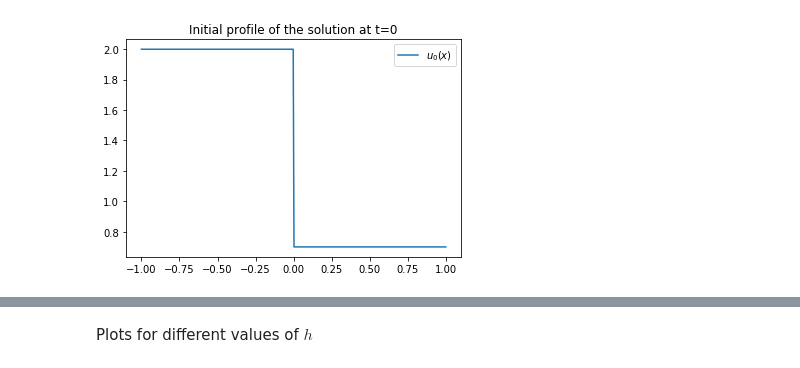
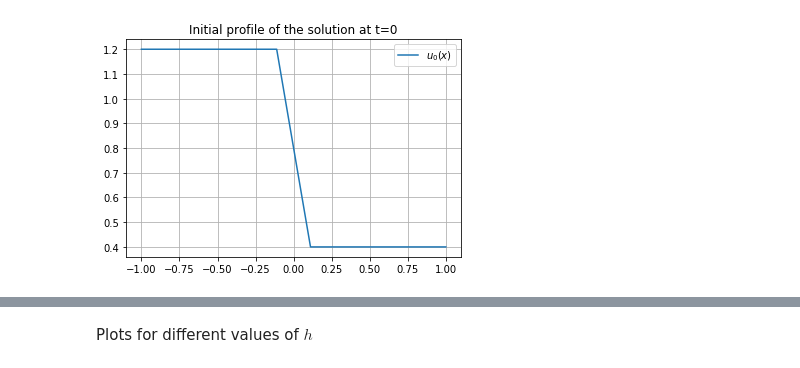
Before and after one commit to fdrmrc/HigherNumericalMathematicsPS, a Jupyter notebook: Sheet3/Burgers_Upwinds.ipynb, the cells around one changed output, grey strips where cells are left out. Cells and saved outputs as stored; diff of their text form; code cells hidden in the pictures.

```diff
--- a/Sheet3/Burgers_Upwinds.ipynb
+++ b/Sheet3/Burgers_Upwinds.ipynb
@@ -1,45 +1,31 @@
 # %%
 import numpy as np
 import matplotlib.pyplot as plt
 from math import pi
 
 
 a = -1
 b = 1
 
 def u0(x,ul,ur):
     return np.piecewise(x, [x < 0, x >= 0], [lambda x: ul, lambda x: ur])
 
 
 def uexact(x,t,ul,ur):
     s=(ur+ul)/2
     return np.piecewise(x, [x < s*t, x >= s*t], [lambda x: ul, lambda x: ur])
 
 
 
-def shock_speed_compute(u):
-    du=np.diff(u)
-    shock_indexes=np.where(du !=0 )
-    #print(shock_indexes)
-    il= shock_indexes[0][0]#index left of the shock
-    ir= shock_indexes[0][-1]
-    if (il==ir): #to fix. IF DU==O EVERYWHERE, THEN SET V=0
-        v=0
-    else:
-        v=(0.5*u[il]**2 - 0.5*u[ir]**2)/(u[il]-u[ir])
 
-    return v
-
-
-
-
-x=np.linspace(a,b,400)
-plt.plot(x,u0(x,2,0.7),'-',label='$u_0(x)$')
+x=np.linspace(a,b,10)
+plt.plot(x,u0(x,1.2,0.4),'-',label='$u_0(x)$')
 plt.title('Initial profile of the solution at t=0')
 plt.legend()
+plt.grid()
 plt.show()
 # %% [output]
-[figure, old version]
+[figure, new version]
 # %%
 def noncon_upwind(dx,dt,tf,ul,ur):
     nx=int(np.ceil((b-a)/dx))
```
Also changed, not shown: parts of 8 cells of this notebook.
